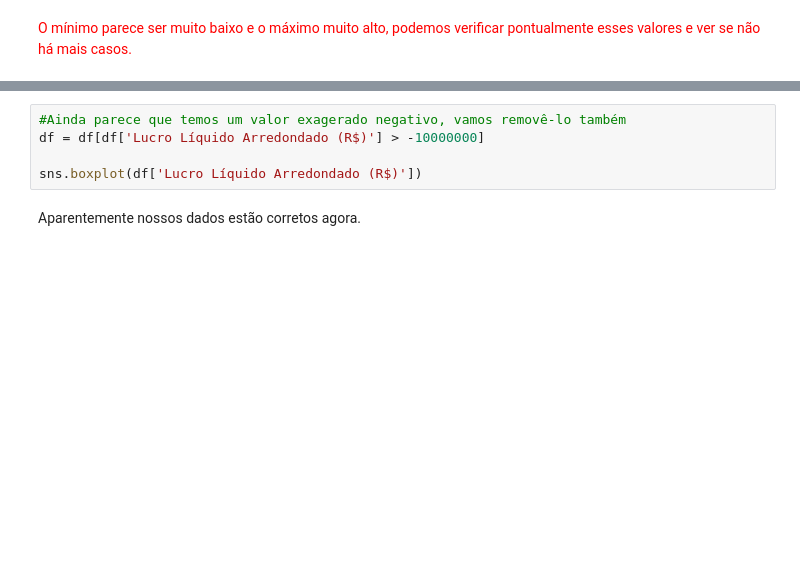
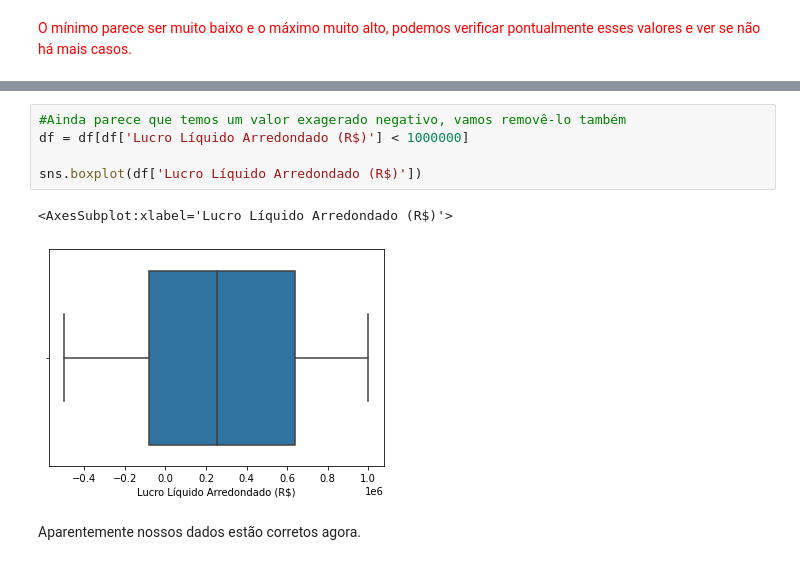
Before and after one commit to ferpablos89/data_science_2, a Jupyter notebook: Análise Exploratória e Limpeza de Dados_material_apoio.ipynb, the cells around one changed output, grey strips where cells are left out. Drawn from its saved outputs; the diff is of its cells as text; blank space fills up the shorter version.

```diff
--- a/Análise Exploratória e Limpeza de Dados_material_apoio.ipynb
+++ b/Análise Exploratória e Limpeza de Dados_material_apoio.ipynb
@@ -286,8 +385,11 @@ sns.boxplot(df['Lucro Líquido Arredondado (R$)'])
 # %%
 #Ainda parece que temos um valor exagerado negativo, vamos removê-lo também
-df = df[df['Lucro Líquido Arredondado (R$)'] > -10000000]
+df = df[df['Lucro Líquido Arredondado (R$)'] < 1000000]
 
 sns.boxplot(df['Lucro Líquido Arredondado (R$)'])
+# %% [output]
+<AxesSubplot:xlabel='Lucro Líquido Arredondado (R$)'>
+[figure, added]
 # %% [markdown]
 Aparentemente nossos dados estão corretos agora.
 # %%
```
Also changed, not shown: parts of 21 cells of this notebook, 2 other files.
